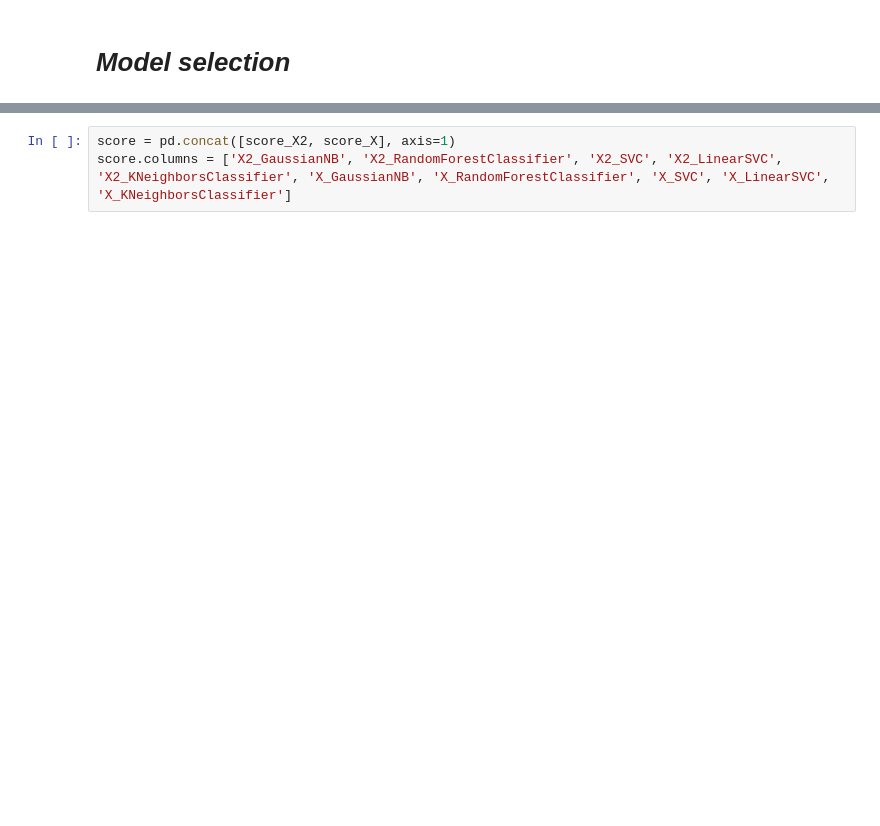
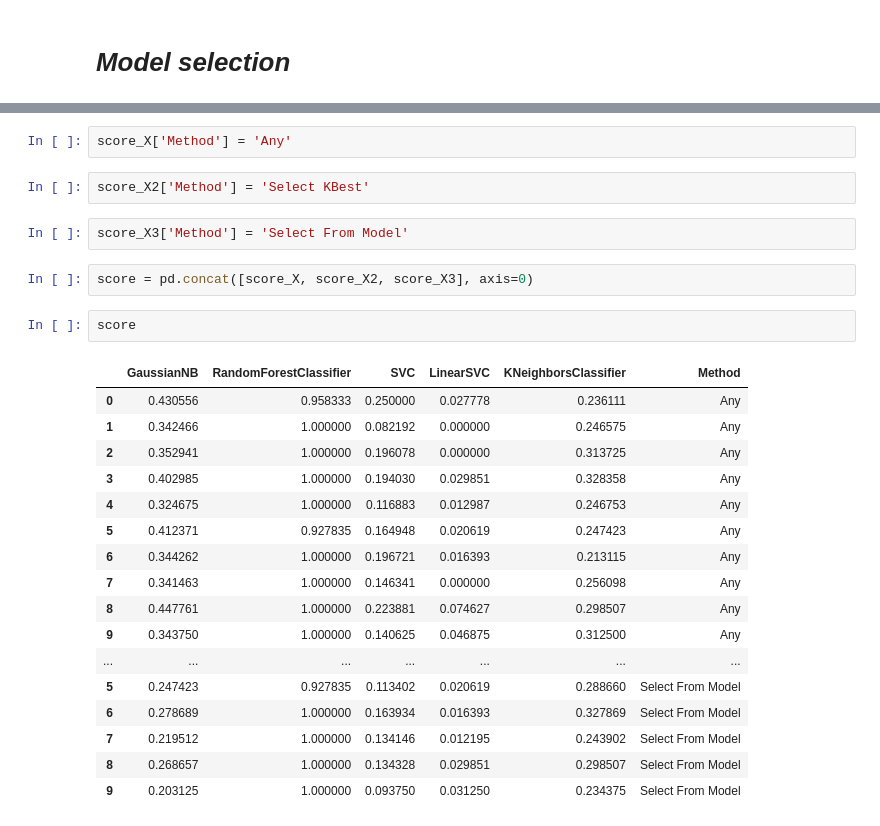
Before and after one commit to santiagogz11/HRProject, a Jupyter notebook: Modelos.ipynb, the cells around one changed output, grey strips where cells are left out. Cells and saved outputs as stored; diff of their text form; blank space fills up the shorter version.

```diff
--- a/Modelos.ipynb
+++ b/Modelos.ipynb
@@ -189,5 +214,30 @@ score_X = medir_modelos([GaussianNB(), RandomForestClassifier(), SVC(), LinearSV
-# %%
-score = pd.concat([score_X2, score_X], axis=1)
-score.columns = ['X2_GaussianNB', 'X2_RandomForestClassifier', 'X2_SVC', 'X2_LinearSVC', 'X2_KNeighborsClassifier', 'X_GaussianNB', 'X_RandomForestClassifier', 'X_SVC', 'X_LinearSVC', 'X_KNeighborsClassifier']
+# %%
+score_X['Method'] = 'Any'
+# %%
+score_X2['Method'] = 'Select KBest'
+# %%
+score_X3['Method'] = 'Select From Model'
+# %%
+score = pd.concat([score_X, score_X2, score_X3], axis=0)
+# %%
+score
+# %% [output]
+|  | GaussianNB | RandomForestClassifier | SVC | LinearSVC | KNeighborsClassifier | Method |
+| 0 | 0.430556 | 0.958333 | 0.250000 | 0.027778 | 0.236111 | Any |
+| 1 | 0.342466 | 1.000000 | 0.082192 | 0.000000 | 0.246575 | Any |
+| 2 | 0.352941 | 1.000000 | 0.196078 | 0.000000 | 0.313725 | Any |
+| 3 | 0.402985 | 1.000000 | 0.194030 | 0.029851 | 0.328358 | Any |
+| 4 | 0.324675 | 1.000000 | 0.116883 | 0.012987 | 0.246753 | Any |
+| 5 | 0.412371 | 0.927835 | 0.164948 | 0.020619 | 0.247423 | Any |
+| 6 | 0.344262 | 1.000000 | 0.196721 | 0.016393 | 0.213115 | Any |
+| 7 | 0.341463 | 1.000000 | 0.146341 | 0.000000 | 0.256098 | Any |
+| 8 | 0.447761 | 1.000000 | 0.223881 | 0.074627 | 0.298507 | Any |
+| 9 | 0.343750 | 1.000000 | 0.140625 | 0.046875 | 0.312500 | Any |
+| ... | ... | ... | ... | ... | ... | ... |
+| 5 | 0.247423 | 0.927835 | 0.113402 | 0.020619 | 0.288660 | Select From Model |
+| 6 | 0.278689 | 1.000000 | 0.163934 | 0.016393 | 0.327869 | Select From Model |
+| 7 | 0.219512 | 1.000000 | 0.134146 | 0.012195 | 0.243902 | Select From Model |
+| 8 | 0.268657 | 1.000000 | 0.134328 | 0.029851 | 0.298507 | Select From Model |
+| 9 | 0.203125 | 1.000000 | 0.093750 | 0.031250 | 0.234375 | Select From Model |
 # %%
 fig = go.Figure()
```
Also changed, not shown: parts of 33 cells of this notebook, 2 other files.
